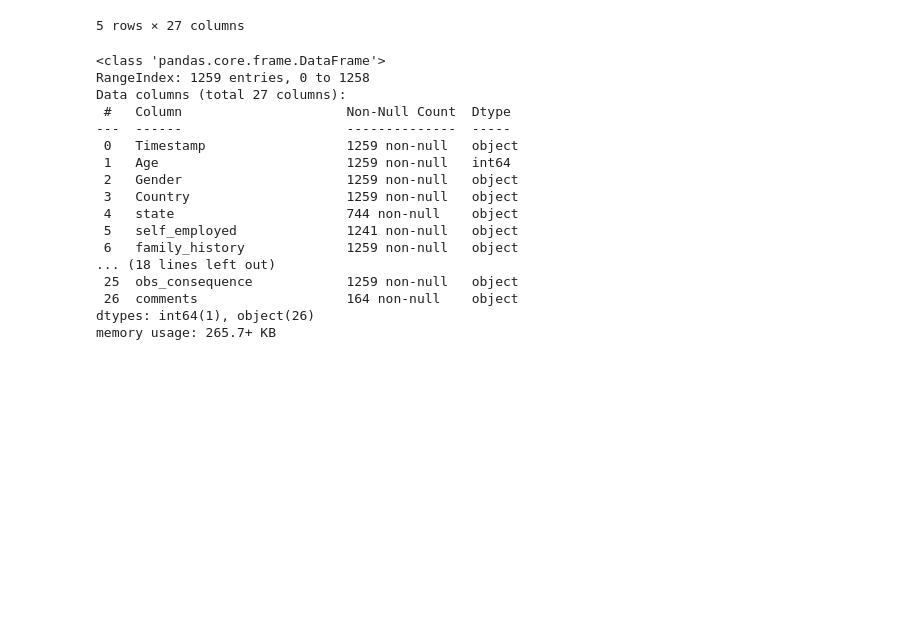
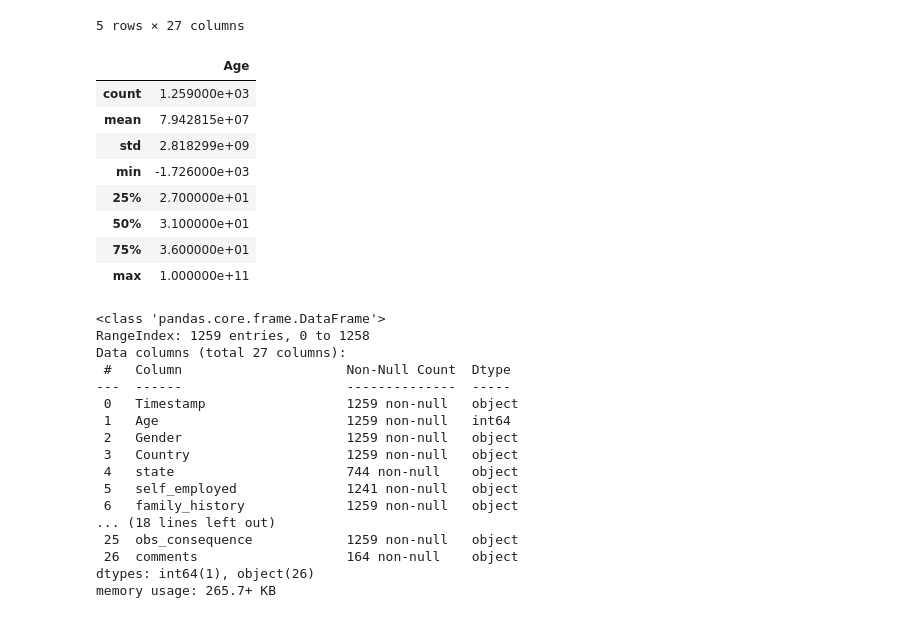
Before and after one commit to mezdourcheima/Machine-Learning-For-Mental-Health, a Jupyter notebook: Notebook.ipynb, the cells around one changed output. Saved outputs shown, nothing was run; the diff lists cells and outputs as text; code cells hidden in the pictures; blank space fills up the shorter version.

```diff
--- a/Notebook.ipynb
+++ b/Notebook.ipynb
@@ -22,6 +27,18 @@ data.head()
 | 3 | 2014-08-27 11:29:46 | 31 | Male | United Kingdom | NaN | NaN | Yes | Yes | ... |
 | 4 | 2014-08-27 11:30:22 | 31 | Male | United States | TX | NaN | No | No | ... |
 5 rows × 27 columns
+# %%
+data.describe()
+# %% [output]
+|  | Age |
+| count | 1.259000e+03 |
+| mean | 7.942815e+07 |
+| std | 2.818299e+09 |
+| min | -1.726000e+03 |
+| 25% | 2.700000e+01 |
+| 50% | 3.100000e+01 |
+| 75% | 3.600000e+01 |
+| max | 1.000000e+11 |
 # %%
 data.info()
 # %% [output]
```
Also changed, not shown: parts of 4 cells of this notebook.
